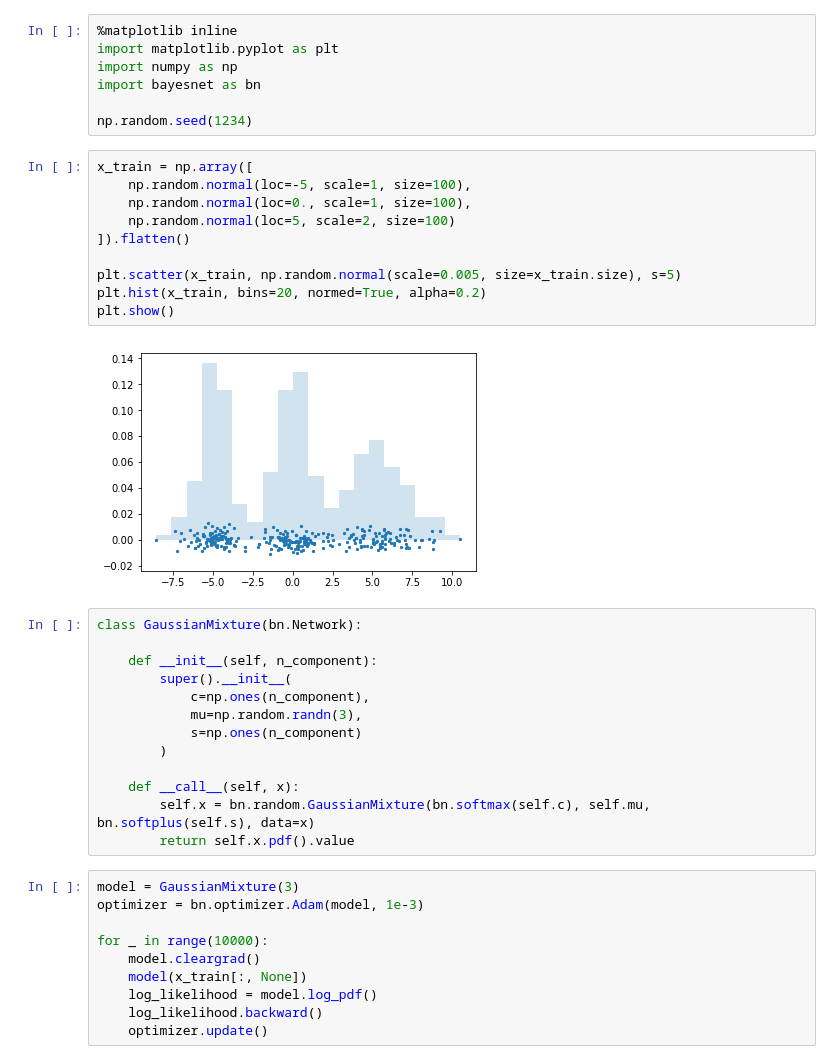
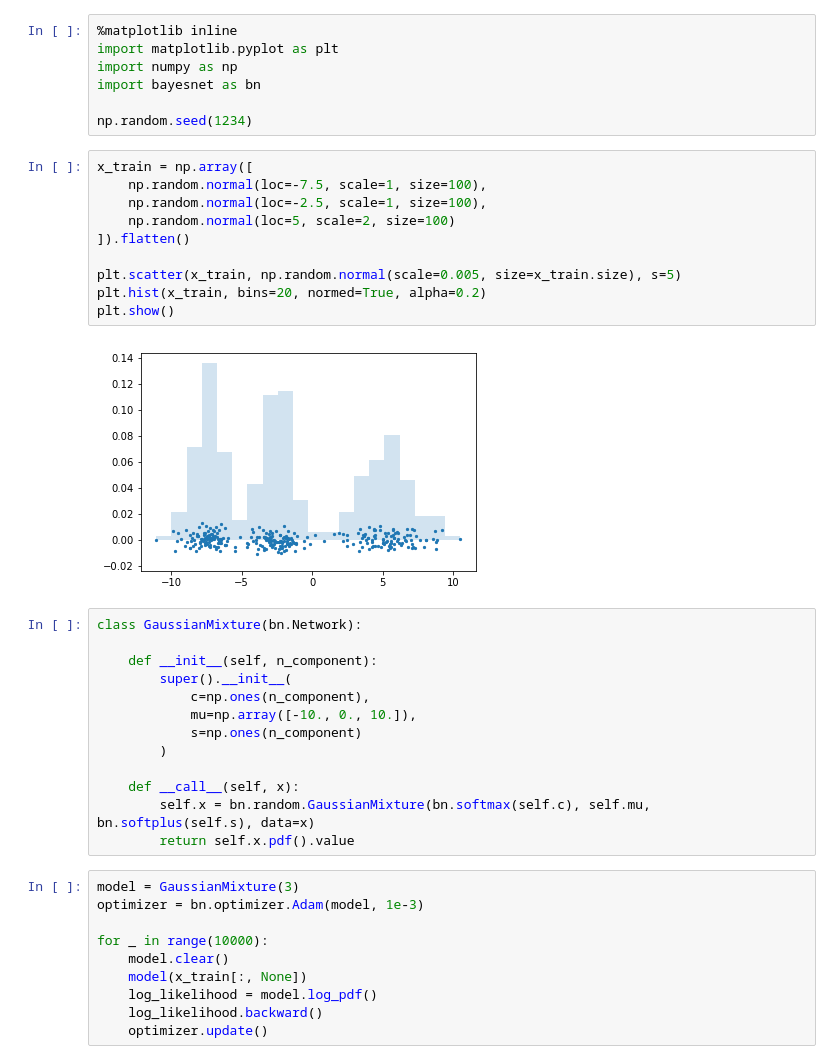
Before and after one commit to ctgk/bayesnet, a Jupyter notebook: notebook/MixtureModels.ipynb, the cells around one changed output. Drawn from its saved outputs; the diff is of its cells as text.

```diff
--- a/notebook/MixtureModels.ipynb
+++ b/notebook/MixtureModels.ipynb
@@ -7,23 +7,23 @@ import bayesnet as bn
 np.random.seed(1234)
 # %%
 x_train = np.array([
-    np.random.normal(loc=-5, scale=1, size=100),
-    np.random.normal(loc=0., scale=1, size=100),
+    np.random.normal(loc=-7.5, scale=1, size=100),
+    np.random.normal(loc=-2.5, scale=1, size=100),
     np.random.normal(loc=5, scale=2, size=100)
 ]).flatten()
 
 plt.scatter(x_train, np.random.normal(scale=0.005, size=x_train.size), s=5)
 plt.hist(x_train, bins=20, normed=True, alpha=0.2)
 plt.show()
 # %% [output]
-[figure, old version]
+[figure, new version]
 # %%
 class GaussianMixture(bn.Network):
 
     def __init__(self, n_component):
         super().__init__(
             c=np.ones(n_component),
-            mu=np.random.randn(3),
+            mu=np.array([-10., 0., 10.]),
             s=np.ones(n_component)
         )
 
@@ -35,7 +35,7 @@ model = GaussianMixture(3)
 optimizer = bn.optimizer.Adam(model, 1e-3)
 
 for _ in range(10000):
-    model.cleargrad()
+    model.clear()
     model(x_train[:, None])
     log_likelihood = model.log_pdf()
     log_likelihood.backward()
```
Also changed, not shown: parts of 11 cells of this notebook, 4 other files.
